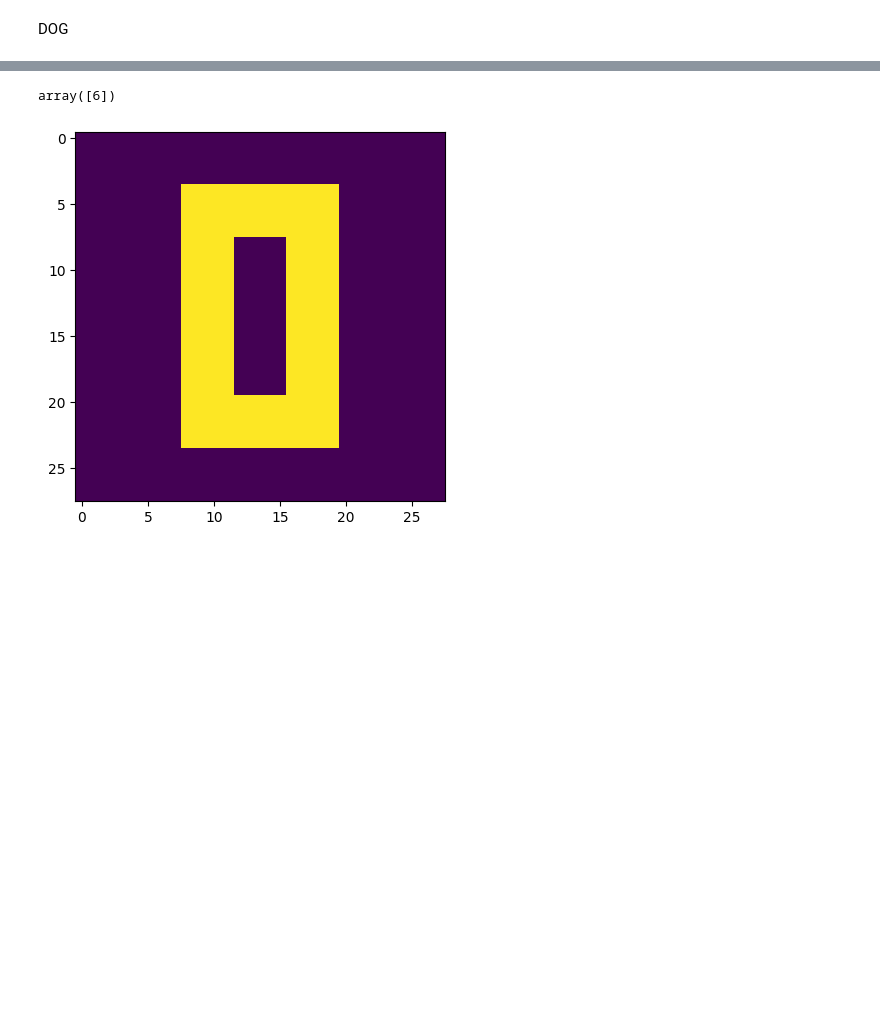
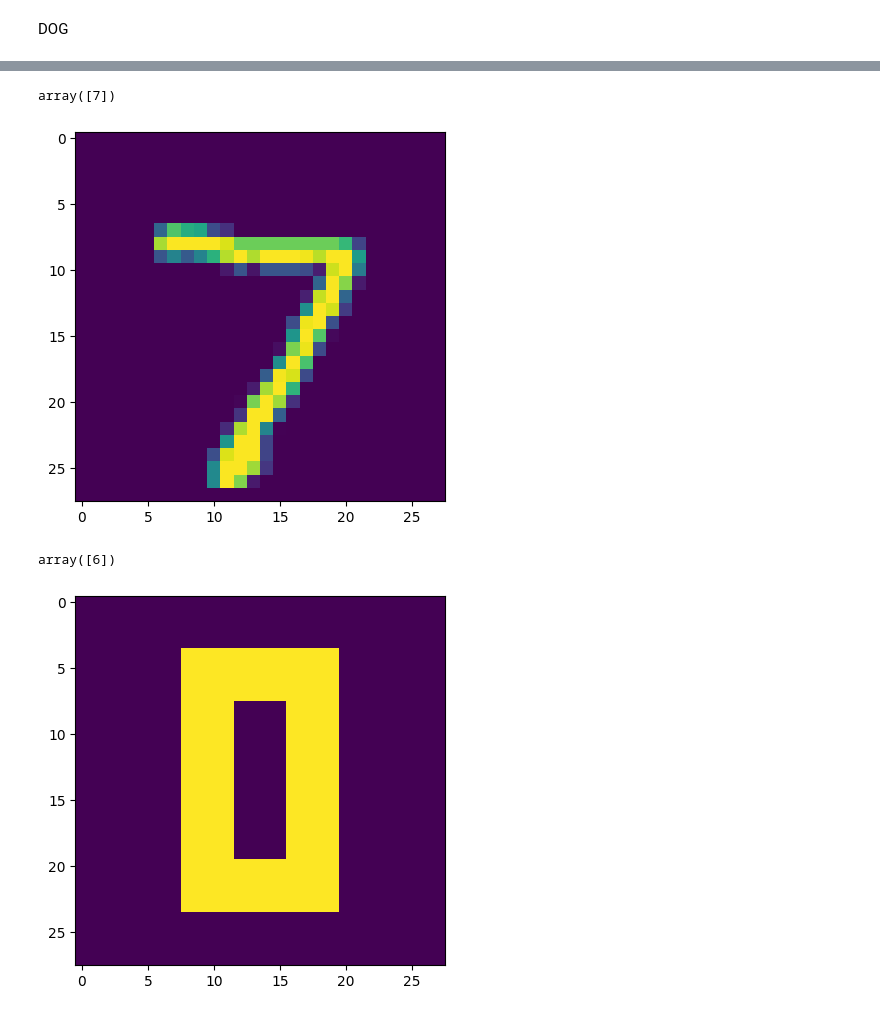
Before and after one commit to PhilippFischer0/MNIST, a Jupyter notebook: notebook.ipynb, the cells around one changed output, grey strips where cells are left out. Saved outputs shown, nothing was run; the diff lists cells and outputs as text; code cells hidden in the pictures; blank space fills up the shorter version.

```diff
--- a/notebook.ipynb
+++ b/notebook.ipynb
@@ -176,3 +176,10 @@ Test accuracy = 80.44%
+# %%
+x1 = np.argmax(sigmoid(image.reshape(1,-1).dot(l1)).dot(l2),axis=1)
+plt.imshow(image)
+x1
+# %% [output]
+array([7])
+[figure, added]
 # %%
 n0 = [[0,0,0,0,0,0,0],
      [0,0,10,10,10,0,0],
```
Also changed, not shown: parts of 9 cells of this notebook, 1 other file.
